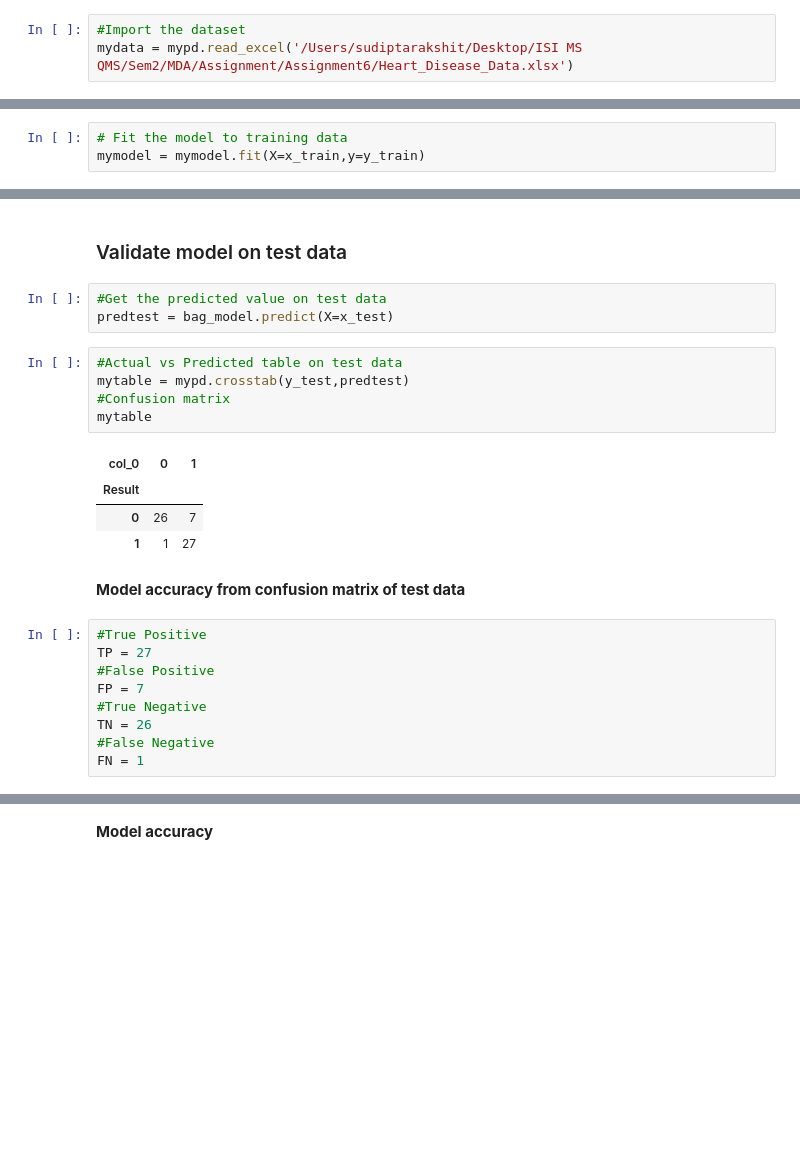
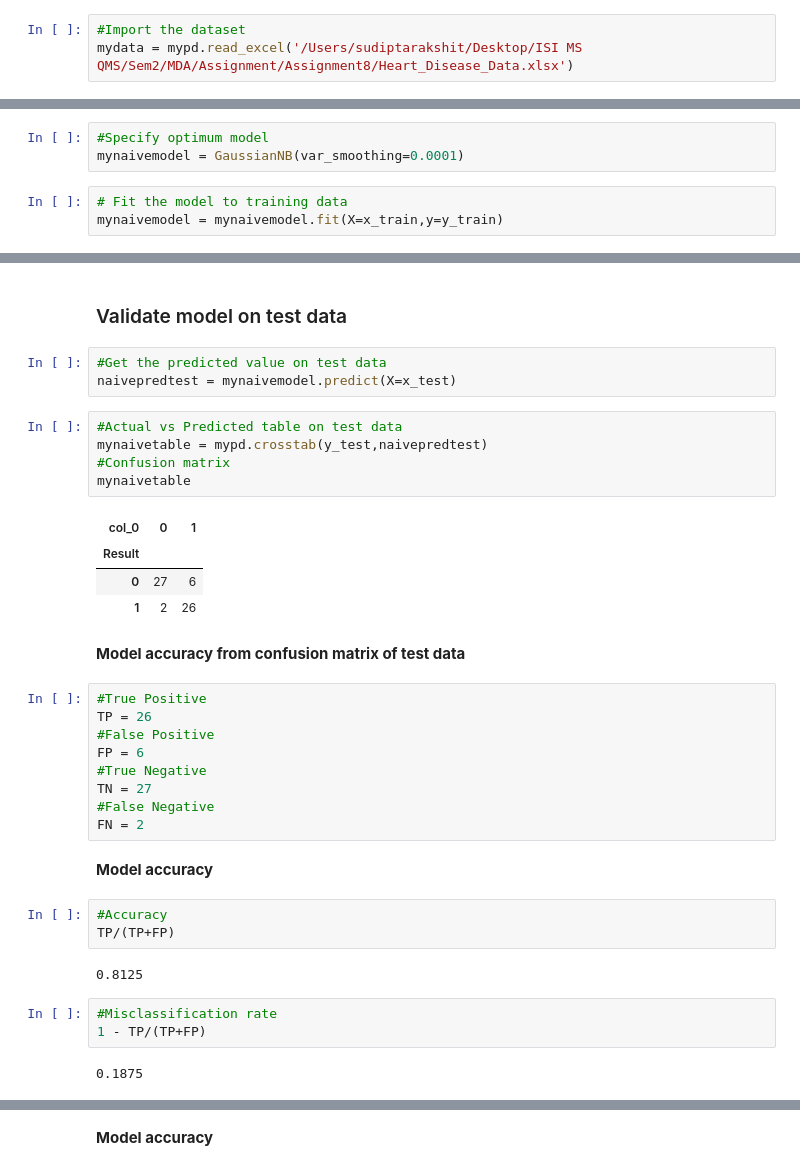
Before and after one commit to sudiptarakshit/Heart-Disease-Detection, a Jupyter notebook: Problem2.ipynb, the cells around one changed output, grey strips where cells are left out. Drawn from its saved outputs; the diff is of its cells as text; blank space fills up the shorter version.

```diff
--- a/Problem2.ipynb
+++ b/Problem2.ipynb
@@ -22,6 +23,6 @@ from sklearn.metrics import confusion_matrix
 # %%
 #Import the dataset
-mydata = mypd.read_excel('/Users/sudiptarakshit/Desktop/ISI MS QMS/Sem2/MDA/Assignment/Assignment6/Heart_Disease_Data.xlsx')
+mydata = mypd.read_excel('/Users/sudiptarakshit/Desktop/ISI MS QMS/Sem2/MDA/Assignment/Assignment8/Heart_Disease_Data.xlsx')
 # %%
 #Explore the dataset
 mydata.head()
@@ -188,5 +179,8 @@ mymodel = tree.DecisionTreeClassifier(criterion='entropy',min_samples_split=10)
+# %%
+#Specify optimum model
+mynaivemodel = GaussianNB(var_smoothing=0.0001)
 # %%
 # Fit the model to training data
-mymodel = mymodel.fit(X=x_train,y=y_train)
+mynaivemodel = mynaivemodel.fit(X=x_train,y=y_train)
 # %%
 # Check the model accuracy
@@ -420,25 +238,37 @@ TP/(TP+FP)
 ### Validate model on test data
 # %%
 #Get the predicted value on test data
-predtest = bag_model.predict(X=x_test)
+naivepredtest = mynaivemodel.predict(X=x_test)
 # %%
 #Actual vs Predicted table on test data
-mytable = mypd.crosstab(y_test,predtest)
+mynaivetable = mypd.crosstab(y_test,naivepredtest)
 #Confusion matrix
-mytable
+mynaivetable
 # %% [output]
 | col_0 | 0 | 1 |
 | Result |  |  |
-| 0 | 26 | 7 |
-| 1 | 1 | 27 |
+| 0 | 27 | 6 |
+| 1 | 2 | 26 |
 # %% [markdown]
 **Model accuracy from confusion matrix of test data**
 # %%
 #True Positive
-TP = 27
+TP = 26
 #False Positive
-FP = 7
+FP = 6
 #True Negative
-TN = 26
+TN = 27
 #False Negative
-FN = 1
+FN = 2
+# %% [markdown]
+**Model accuracy**
+# %%
+#Accuracy
+TP/(TP+FP)
+# %% [output]
+0.8125
+# %%
+#Misclassification rate
+1 - TP/(TP+FP)
+# %% [output]
+0.1875
```
Also changed, not shown: parts of 196 cells of this notebook, 1 other file.
